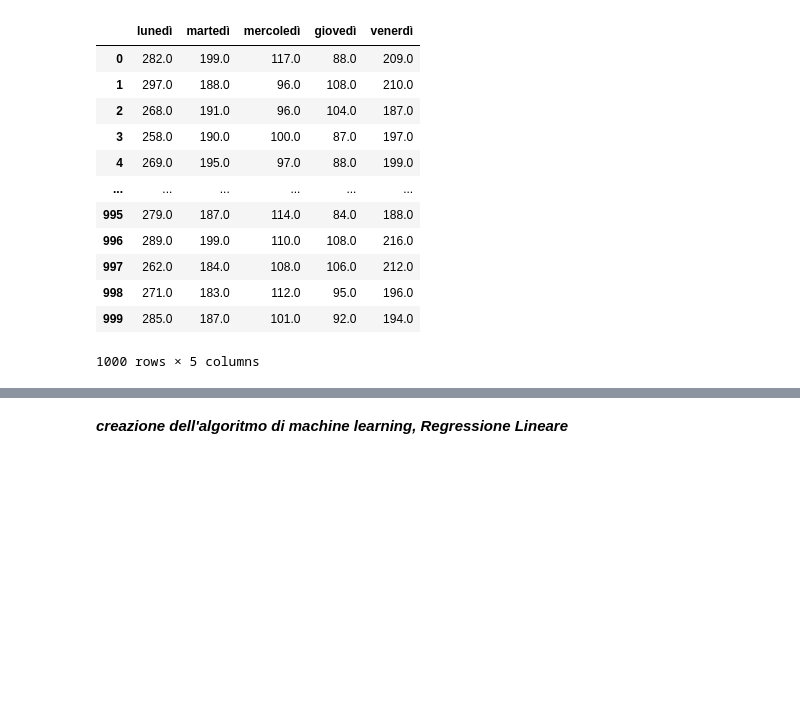
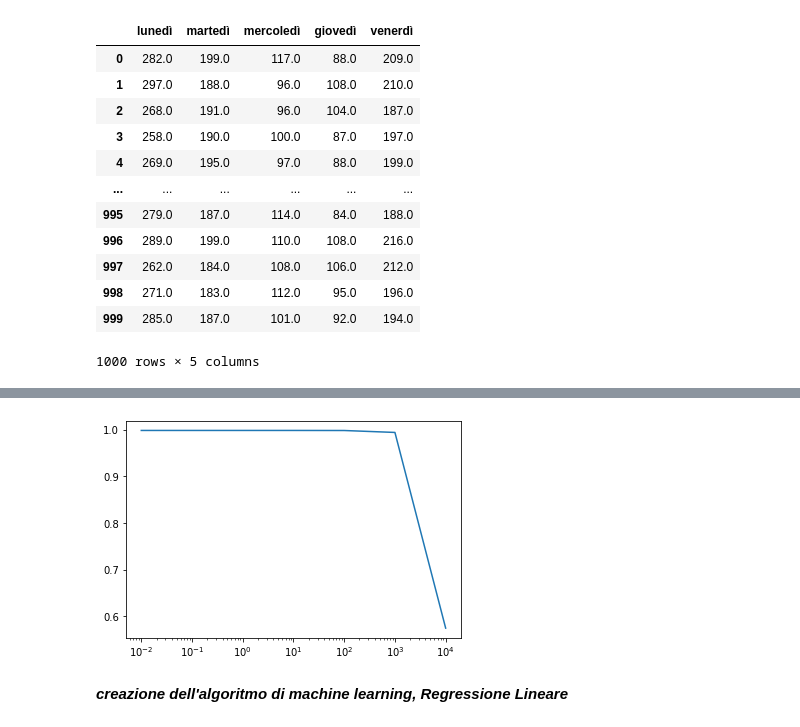
Before and after one commit to LordWipe67/machine_learning, a Jupyter notebook: rappresentazione_ordini.ipynb, the cells around one changed output, grey strips where cells are left out. Saved outputs shown, nothing was run; the diff lists cells and outputs as text; code cells hidden in the pictures; blank space fills up the shorter version.

```diff
--- a/rappresentazione_ordini.ipynb
+++ b/rappresentazione_ordini.ipynb
@@ -229,3 +249,18 @@ df
+# %%
+alpha = [0.01, 0.1,0.5,1,10,100,1000,10000]
+score = []
+
+for i in alpha:
+    lasso2=Lasso(alpha=i)
+    lasso2.fit(X_train,y_train)
+    score_parziale = lasso2.score(X_test,y_test)
+    score.append(score_parziale)
+# %%
+plt.plot(alpha,score)
+plt.xscale('log')
+plt.show()
+# %% [output]
+[figure, added]
 # %% [markdown]
 ***creazione dell'algoritmo di machine learning, Regressione Lineare***
 # %%
```
Also changed, not shown: parts of 4 cells of this notebook.
